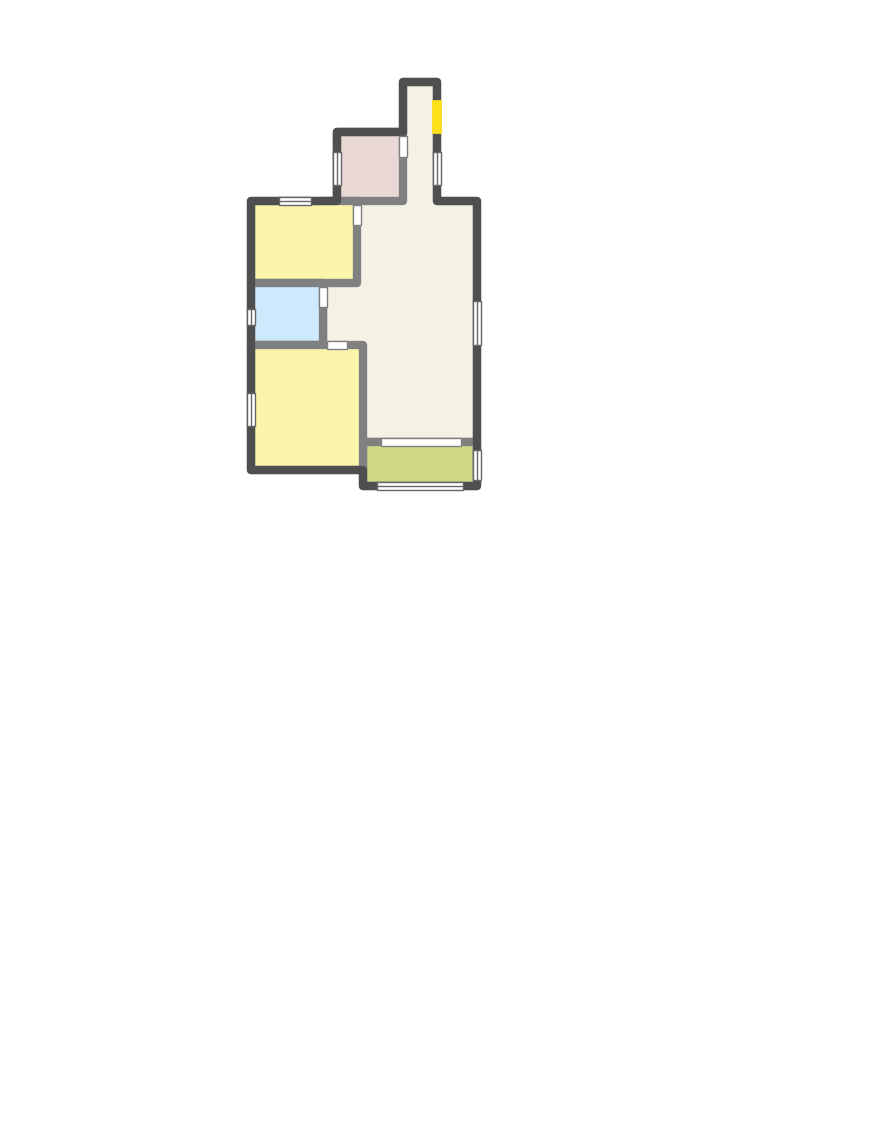
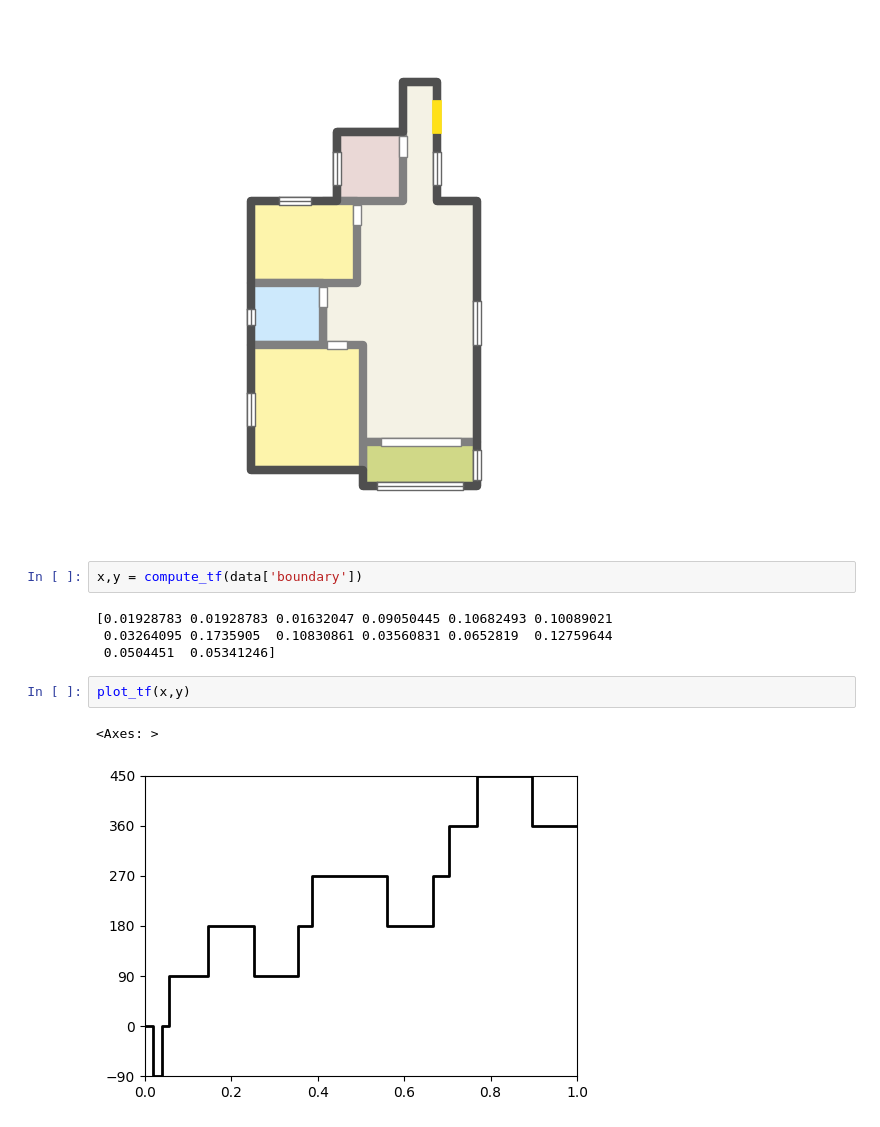
Before and after one commit to Lhhiep-maxcode/FloorPlanVDT, a Jupyter notebook: DataProcessing/process_data.ipynb, the cells around one changed output. Cells and saved outputs as stored; diff of their text form; blank space fills up the shorter version.

```diff
--- a/DataProcessing/process_data.ipynb
+++ b/DataProcessing/process_data.ipynb
@@ -146,3 +149,14 @@ plot_fp(data['boundary'], data['boxes_aligned'][order], data['types'][order],dat
 [figure]
 [figure]
 [figure]
+# %%
+x,y = compute_tf(data['boundary'])
+# %% [output]
+[0.01928783 0.01928783 0.01632047 0.09050445 0.10682493 0.10089021
+ 0.03264095 0.1735905  0.10830861 0.03560831 0.0652819  0.12759644
+ 0.0504451  0.05341246]
+# %%
+plot_tf(x,y)
+# %% [output]
+<Axes: >
+[figure, added]
```
Also changed, not shown: parts of 2 cells of this notebook, 3 other files.
